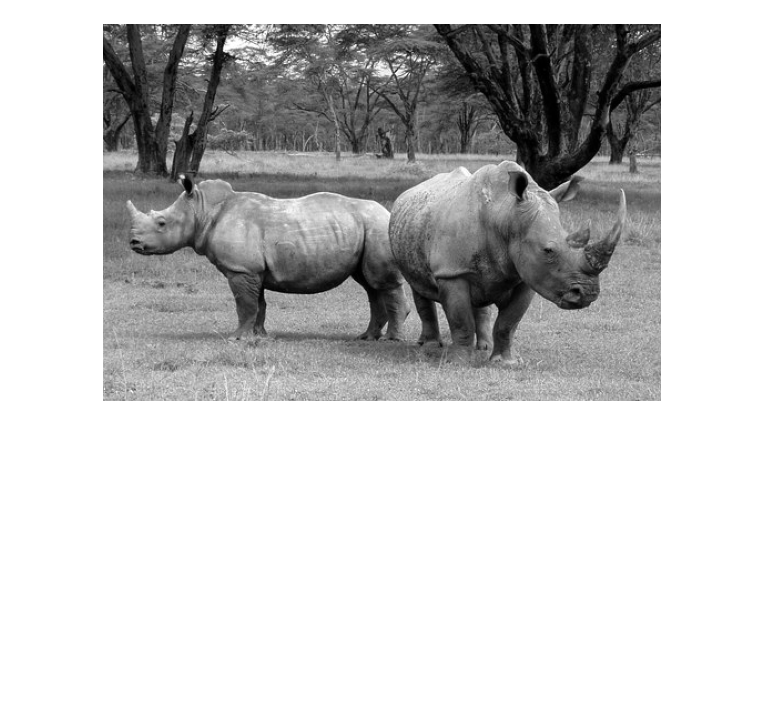
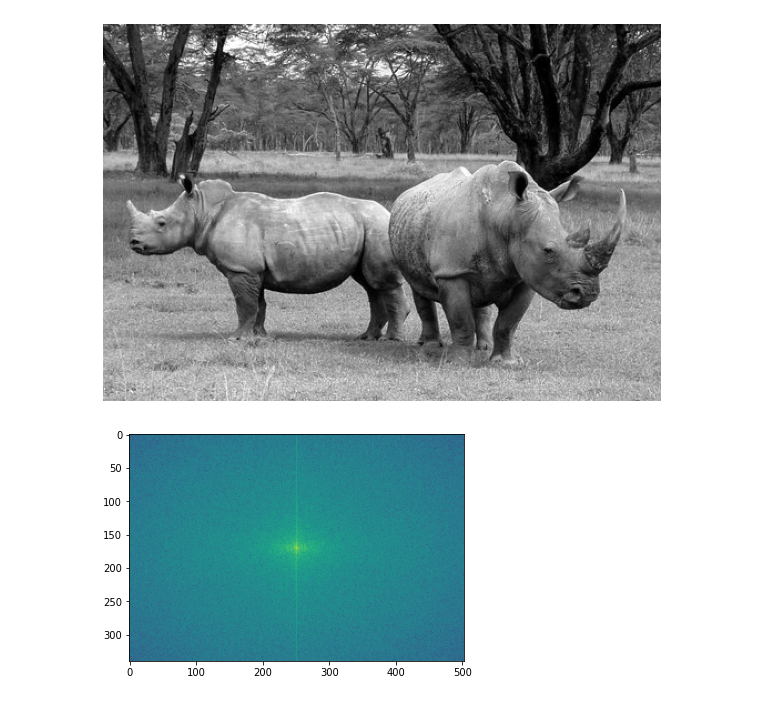
Before and after one commit to damiansp/completePython, a Jupyter notebook: image_processing/hands_on/03_sampling_fourier_and_convolution/04_filters.py.ipynb, the cells around one changed output. Saved outputs shown, nothing was run; the diff lists cells and outputs as text; code cells hidden in the pictures; blank space fills up the shorter version.

```diff
--- a/image_processing/hands_on/03_sampling_fourier_and_convolution/04_filters.py.ipynb
+++ b/image_processing/hands_on/03_sampling_fourier_and_convolution/04_filters.py.ipynb
@@ -23,3 +23,12 @@ pylab.imshow(im, cmap=pylab.cm.gray)
 pylab.axis('off');
 # %% [output]
 [figure]
+# %%
+freq = fp.fft2(im)
+w, h = freq.shape
+freq1 = np.copy(freq)
+freq2 = fp.fftshift(freq1)
+pylab.figure(figsize=(6, 6))
+pylab.imshow((20 * np.log10(0.1 + freq2)).astype(int));
+# %% [output]
+[figure, added]
```
Also changed, not shown: parts of 2 cells of this notebook.
